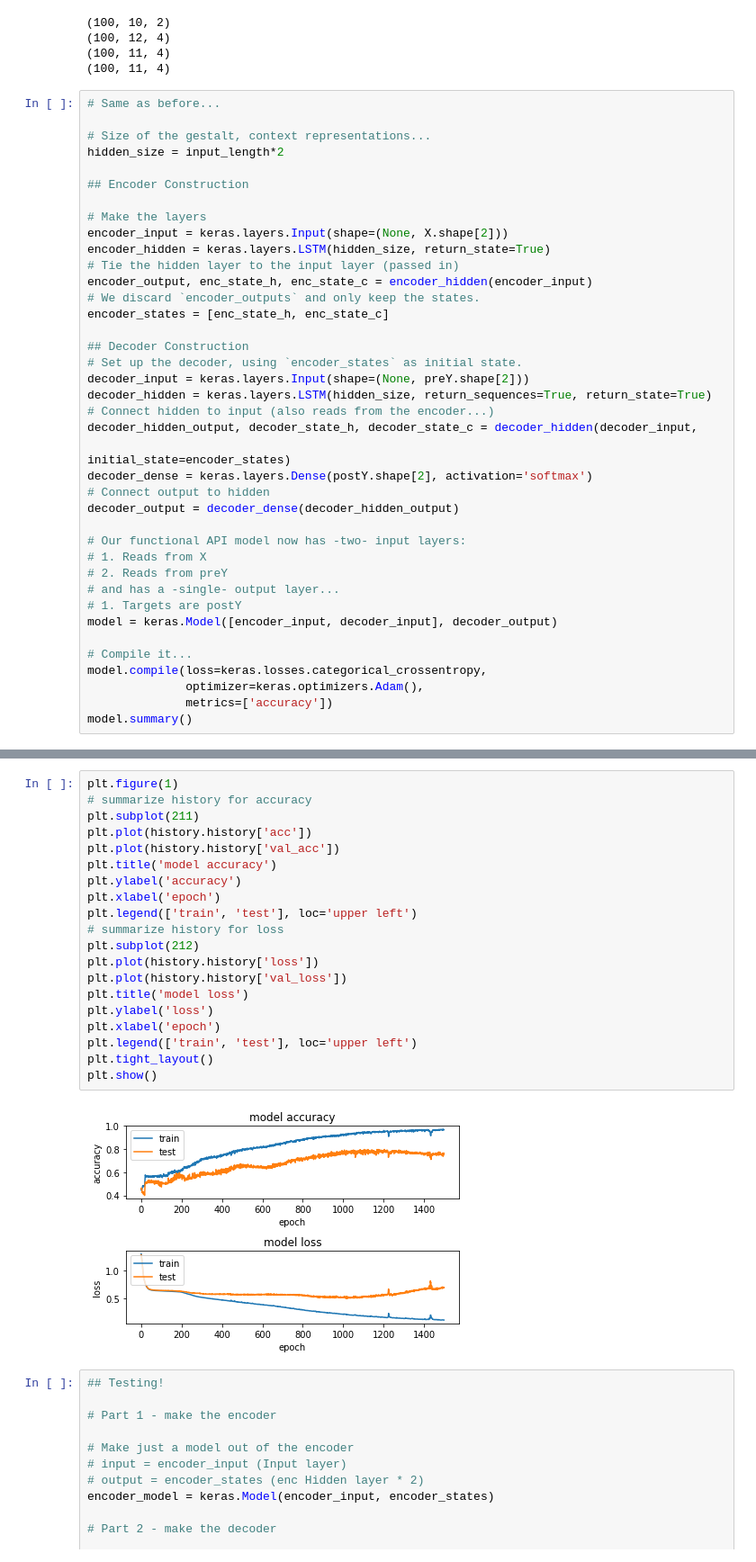
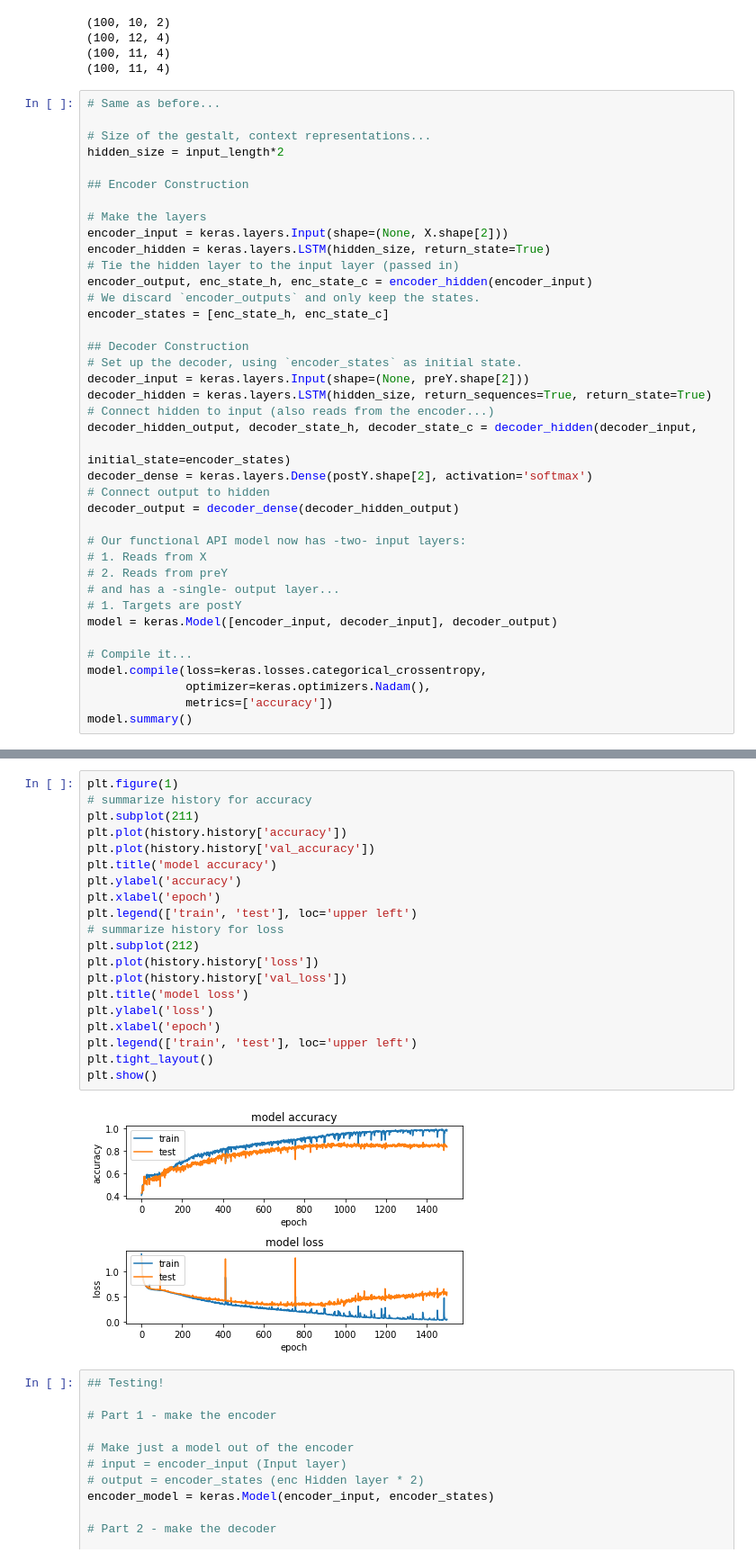
Before and after one commit to CSCI4850/notebook-examples, a Jupyter notebook: Recurrent Neural Networks/Encoder-Decoder.ipynb, the cells around one changed output, grey strips where cells are left out. Shown at 90% size. Drawn from its saved outputs; the diff is of its cells as text.

```diff
--- a/Recurrent Neural Networks/Encoder-Decoder.ipynb
+++ b/Recurrent Neural Networks/Encoder-Decoder.ipynb
@@ -425,7 +440,7 @@ model = keras.Model([encoder_input, decoder_input], decoder_output)
 
 # Compile it...
 model.compile(loss=keras.losses.categorical_crossentropy,
-              optimizer=keras.optimizers.Adam(),
+              optimizer=keras.optimizers.Nadam(),
               metrics=['accuracy'])
 model.summary()
 # %% [output]
@@ -475,25 +482,25 @@ Accuracy: 92.4545450211 %
 # %%
 plt.figure(1)
 # summarize history for accuracy
 plt.subplot(211)
-plt.plot(history.history['acc'])
-plt.plot(history.history['val_acc'])
+plt.plot(history.history['accuracy'])
+plt.plot(history.history['val_accuracy'])
 plt.title('model accuracy')
 plt.ylabel('accuracy')
 plt.xlabel('epoch')
 plt.legend(['train', 'test'], loc='upper left')
 # summarize history for loss
 plt.subplot(212)
 plt.plot(history.history['loss'])
 plt.plot(history.history['val_loss'])
 plt.title('model loss')
 plt.ylabel('loss')
 plt.xlabel('epoch')
 plt.legend(['train', 'test'], loc='upper left')
 plt.tight_layout()
 plt.show()
 # %% [output]
-[figure, old version]
+[figure, new version]
 # %%
 ## Testing!
 
```
Also changed, not shown: parts of 21 cells of this notebook, 1 other file.
